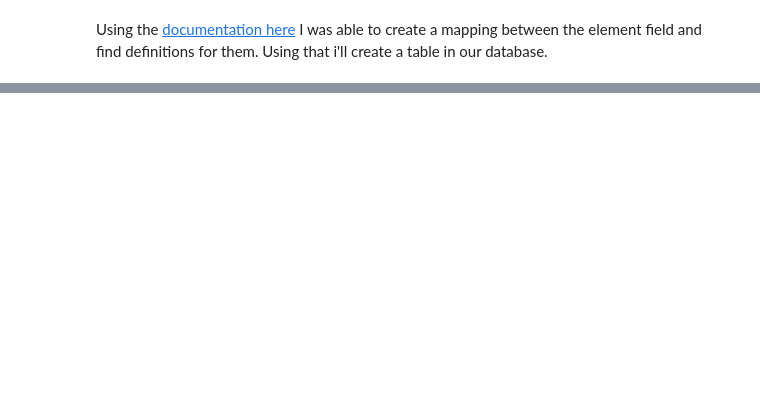
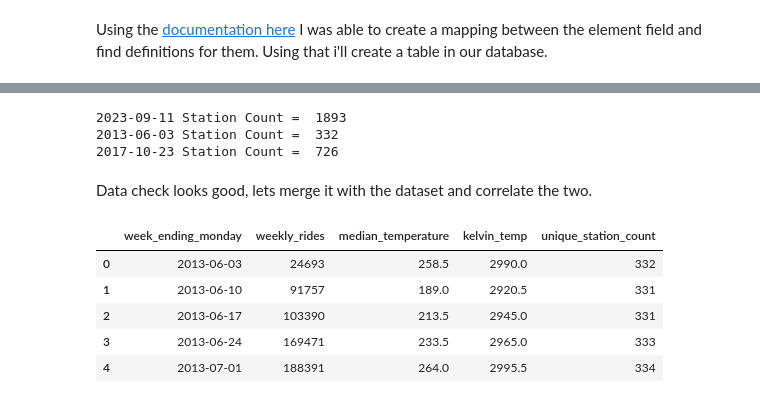
Before and after one commit to riverar9/citi-bike-trips-fun, a Jupyter notebook: citibike_traffic_modeling_EDA.ipynb, the cells around one changed output, grey strips where cells are left out. Saved outputs shown, nothing was run; the diff lists cells and outputs as text; code cells hidden in the pictures; blank space fills up the shorter version.

Commit message:
looked at temperature and station counts for correlations

```diff
--- a/citibike_traffic_modeling_EDA.ipynb
+++ b/citibike_traffic_modeling_EDA.ipynb
@@ -145,9 +145,19 @@ Using the [documentation here](https://www.ncei.noaa.gov/pub/data/ghcn/daily/rea
 with get_sqlite_connection() as connection:
     pd.read_csv(
         'data/lookup_files/ncei_element_lookup.csv'
+    ).merge(
+        weather_data_df
+        , on = ['element']
+        , how = 'left'
     ).to_sql(
         'ncei_element_lookup'
         , connection
         , index=False
         , if_exists='replace'
     )
+    weather_data_df = pd.read_sql_query('select * from ncei_element_lookup', connection, parse_dates=['date'])
+# %%
+# Let's see how weekly ridership correlates with the available data. First let's get a median temparature by week
+weather_data_df['week_ending_monday'] = weather_data_df['date'] + pd.to_timedelta((6 - weather_data_df['date'].dt.dayofweek) % 7 +1, unit='D')
+
+weather_data_df[weather_data_df['element'] == 'TAVG']['date'].max()
@@ -153,0 +166,10 @@ with get_sqlite_connection() as connection:
+# %%
+# It looks like the max date with TAVG is in 2005. Because of this we'll need to calculate TAVG ourselves
+avg_temp_df = weather_data_df[weather_data_df['element'].isin(['TMIN','TMAX'])][['date','week_ending_monday','data_value']].groupby(['date','week_ending_monday']).mean().reset_index()
+
+median_temp_df = avg_temp_df[['week_ending_monday', 'data_value']].groupby('week_ending_monday').median().reset_index().rename(columns = {'data_value' : 'median_temperature'})
+
+# Let's convert celcius (to tenths place) into kelvin (adding 2731.5)
+median_temp_df['kelvin_temp'] = median_temp_df['median_temperature'] + 2731.5
+
+median_temp_df.head()
@@ -153,0 +183,9 @@ with get_sqlite_connection() as connection:
+# %%
+# Join the weekly_rides_df to the median_temp_df
+
+rides_temperature_df = weekly_rides.merge(
+    median_temp_df
+    , on = 'week_ending_monday'
+)
+
+rides_temperature_df.tail()
@@ -153,0 +319,26 @@ with get_sqlite_connection() as connection:
+# %%
+print(f"2023-09-11 Station Count =  {stations_df.loc[stations_df['week_ending_monday'] == '2023-09-11', 'unique_station_count'].to_list()[0]}")
+
+print(f"2013-06-03 Station Count =  {stations_df.loc[stations_df['week_ending_monday'] == '2013-06-03', 'unique_station_count'].to_list()[0]}")
+
+print(f"2017-10-23 Station Count =  {stations_df.loc[stations_df['week_ending_monday'] == '2017-10-23', 'unique_station_count'].to_list()[0]}")
+# %% [output]
+2023-09-11 Station Count =  1893
+2013-06-03 Station Count =  332
+2017-10-23 Station Count =  726
+# %% [markdown]
+Data check looks good, lets merge it with the dataset and correlate the two.
+# %%
+working_data_df = rides_temperature_df.merge(
+    stations_df
+    , on = 'week_ending_monday'
+)
+
+working_data_df.head()
+# %% [output]
+|  | week_ending_monday | weekly_rides | median_temperature | kelvin_temp | unique_station_count |
+| 0 | 2013-06-03 | 24693 | 258.5 | 2990.0 | 332 |
+| 1 | 2013-06-10 | 91757 | 189.0 | 2920.5 | 331 |
+| 2 | 2013-06-17 | 103390 | 213.5 | 2945.0 | 331 |
+| 3 | 2013-06-24 | 169471 | 233.5 | 2965.0 | 333 |
+| 4 | 2013-07-01 | 188391 | 264.0 | 2995.5 | 334 |
```
Also changed, not shown: parts of 18 cells of this notebook.
